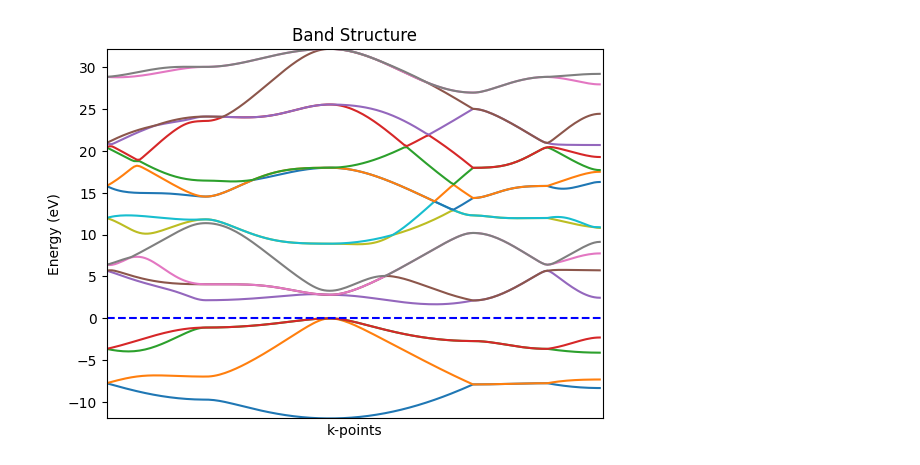
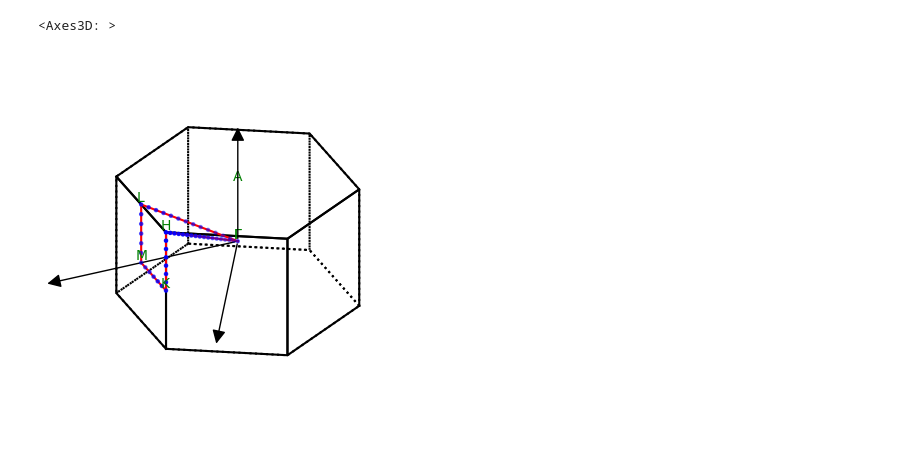
Before and after one commit to fireball-QMD/fireballpy, a Jupyter notebook: examples/bands.ipynb, the cells around one changed output. Saved outputs shown, nothing was run; the diff lists cells and outputs as text; code cells hidden in the pictures.

```diff
--- a/examples/bands.ipynb
+++ b/examples/bands.ipynb
@@ -29,0 +1,10 @@ atoms.get_potential_energy()
+# %%
+# FOR SOME REASON --fast BREAKS EVERYTHING
+# CHECK IF WE CAN REDUCE kpts!!
+
+import numpy as np
+from ase.lattice.hexagonal import Graphite
+from fireballpy import Fireball
+
+atoms = Graphite(symbol='C', latticeconstant={'a': 2.46,'c': 6.70}, size=(2,2,1))
+atoms.calc = Fireball('biology', kpts={'path': 'GLMKHG', 'npoints': 50})
@@ -30,5 +37,6 @@ atoms.get_potential_energy()
 # %%
-atoms.calc.plot()
+atoms.calc.bandpath.plot()
 # %% [output]
+<Axes3D: >
-[figure, old version]
+[figure, new version]
 # %%
```
Also changed, not shown: parts of 10 cells of this notebook, 3 other files.
